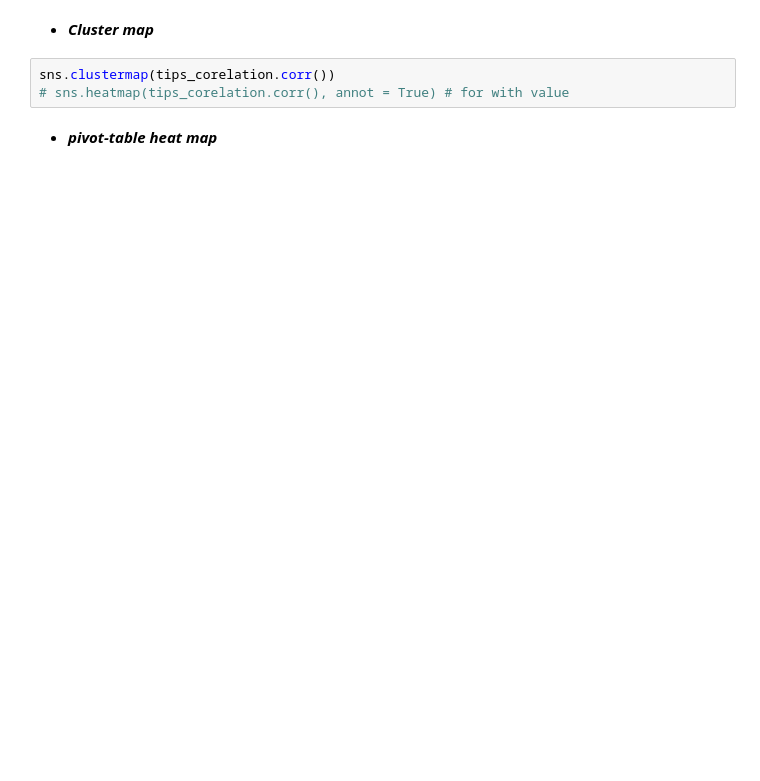
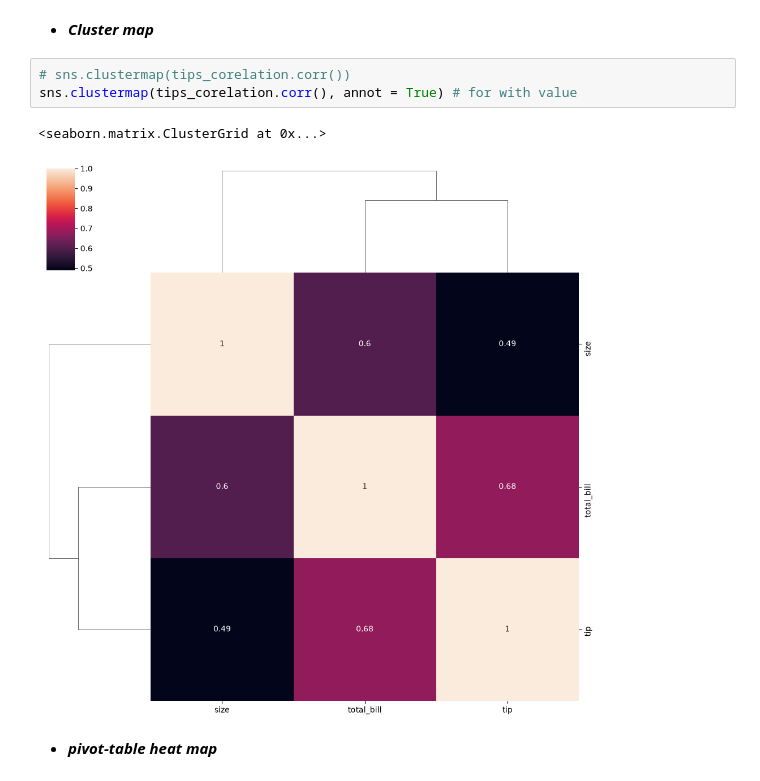
Before and after one commit to Shantanu-kaushik-738/Data-visualization, a Jupyter notebook: matrix_plot.ipynb, the cells around one changed output. Cells and saved outputs as stored; diff of their text form; blank space fills up the shorter version.

Commit message:
Add heatmap, clustermap and pivot table visualizations

```diff
--- a/matrix_plot.ipynb
+++ b/matrix_plot.ipynb
@@ -25,7 +75,10 @@ sns.heatmap(tips_corelation.corr(), annot = True) # for with value
 # %% [markdown]
 - ***Cluster map***
 # %%
-sns.clustermap(tips_corelation.corr())
-# sns.heatmap(tips_corelation.corr(), annot = True) # for with value
+# sns.clustermap(tips_corelation.corr())
+sns.clustermap(tips_corelation.corr(), annot = True) # for with value
+# %% [output]
+<seaborn.matrix.ClusterGrid at 0x...>
+[figure, added]
 # %% [markdown]
 - ***pivot-table heat map***
```
Also changed, not shown: parts of 8 cells of this notebook.
